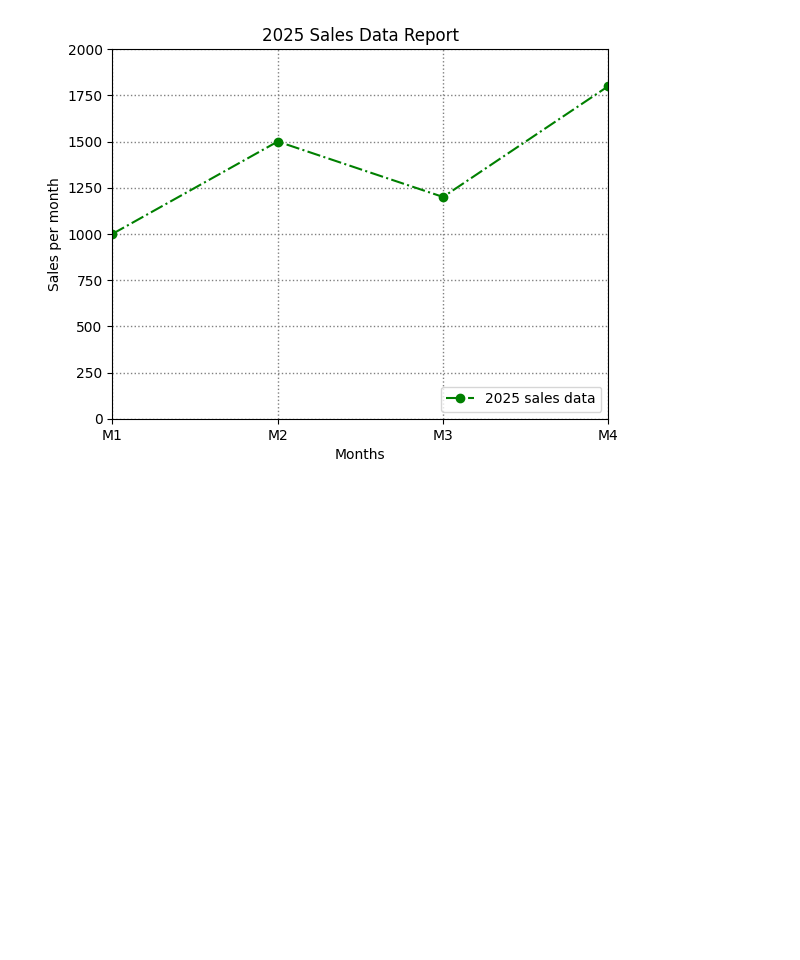
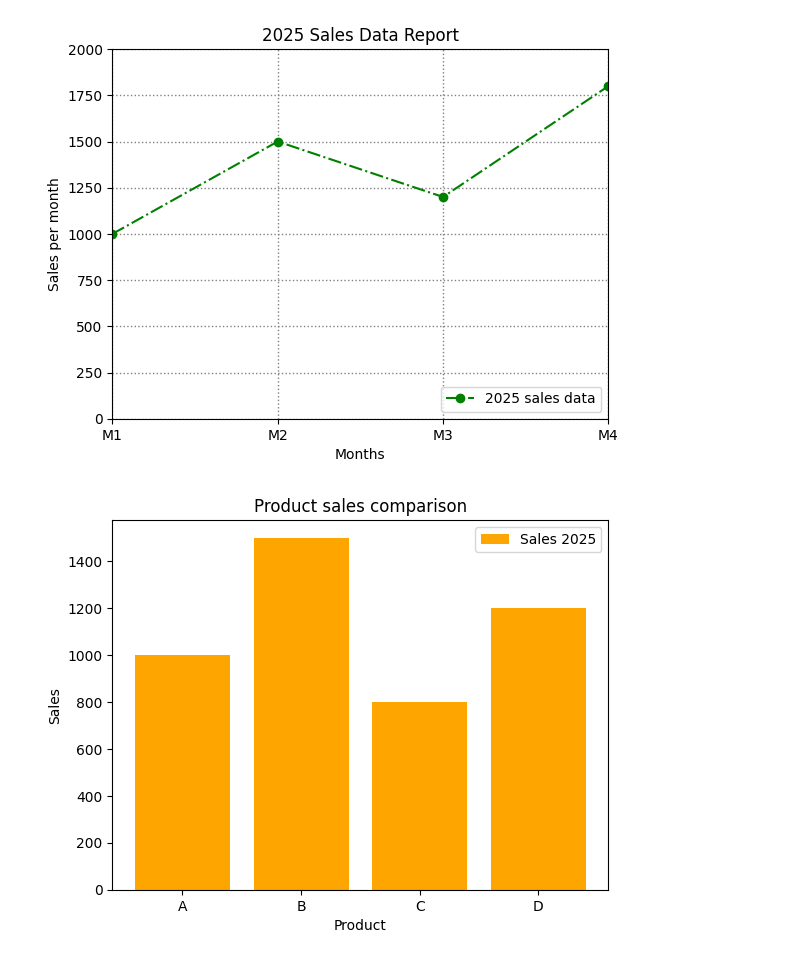
Before and after one commit to anis5165/NotJustPython, a Jupyter notebook: data_library/Matplotlib/_matplotlib.ipynb, the cells around one changed output. Saved outputs shown, nothing was run; the diff lists cells and outputs as text; code cells hidden in the pictures; blank space fills up the shorter version.

Commit message:
bar, pie, histogram chart

```diff
--- a/data_library/Matplotlib/_matplotlib.ipynb
+++ b/data_library/Matplotlib/_matplotlib.ipynb
@@ -37,3 +37,16 @@ plt.xticks([1,2,3,4],['M1','M2','M3','M4'])
 plt.show()
 # %% [output]
 [figure]
+# %%
+#bar chart
+product = ['A', 'B', 'C', 'D']
+sales = [1000, 1500, 800, 1200]
+
+plt.bar(product, sales, color='orange', label='Sales 2025') #for horizontal use barh
+plt.xlabel('Product')
+plt.ylabel('Sales')
+plt.legend()
+plt.title("Product sales comparison")
+plt.show()
+# %% [output]
+[figure, added]
```
Also changed, not shown: parts of 2 cells of this notebook.
